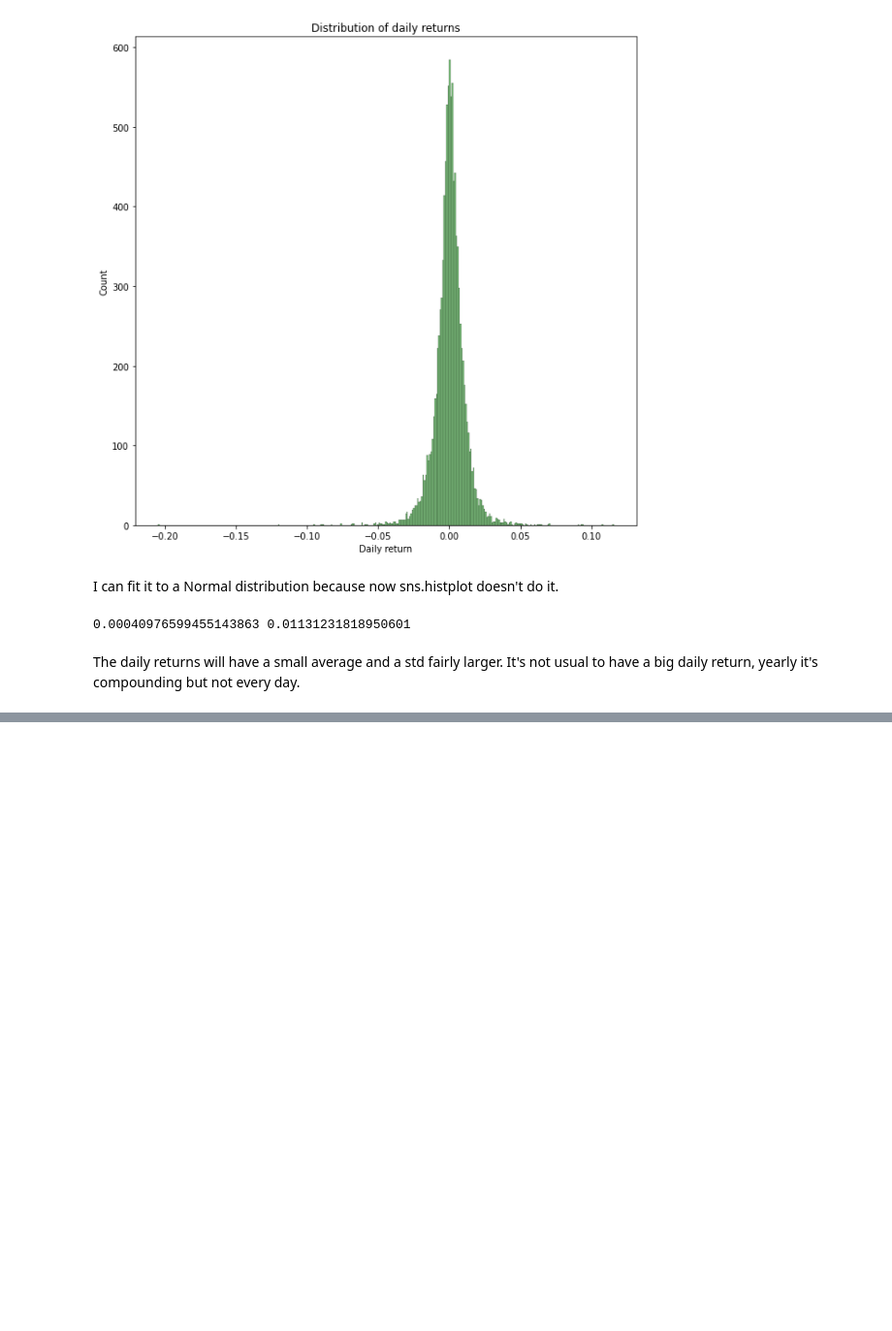
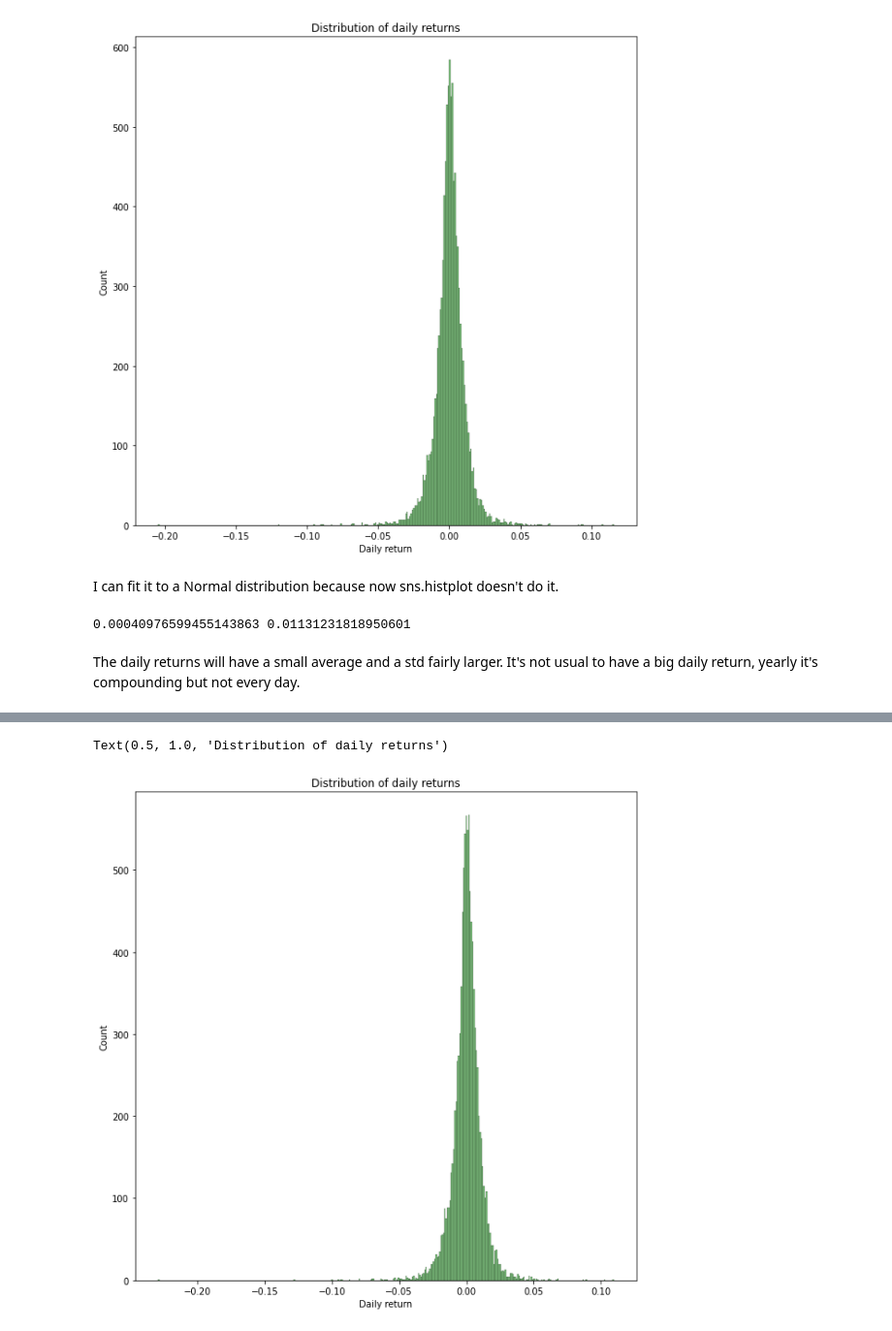
Before and after one commit to DrAlexSanz/MC-calculations, a Jupyter notebook: Monte_Carlo_SP500.ipynb, the cells around one changed output, grey strips where cells are left out. Shown at 97% size. Cells and saved outputs as stored; diff of their text form; code cells hidden in the pictures; blank space fills up the shorter version.

```diff
--- a/Monte_Carlo_SP500.ipynb
+++ b/Monte_Carlo_SP500.ipynb
@@ -127,0 +134,11 @@ The daily returns will have a small average and a std fairly larger. It's not us
+# %%
+log_ret = np.log(1 + day_return)
+
+plt.figure(figsize = (10, 10))
+sns.histplot(log_ret, color = "green", alpha = 0.5)
+plt.xlabel("Daily return")
+plt.ylabel("Count")
+plt.title("Distribution of daily returns") # Being more than 10,000 days I expect a fairly Normal distribution
+# %% [output]
+Text(0.5, 1.0, 'Distribution of daily returns')
+[figure, added]
```
Also changed, not shown: parts of 3 cells of this notebook.
